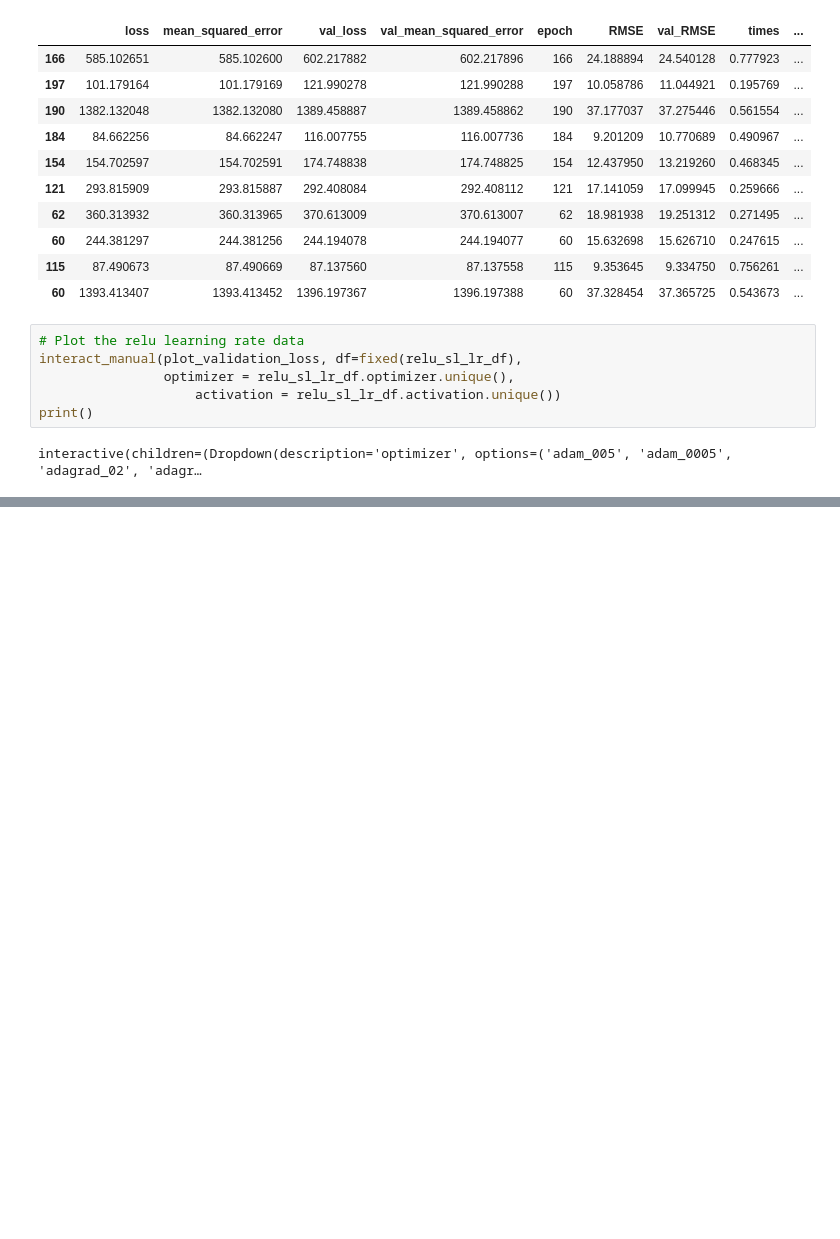
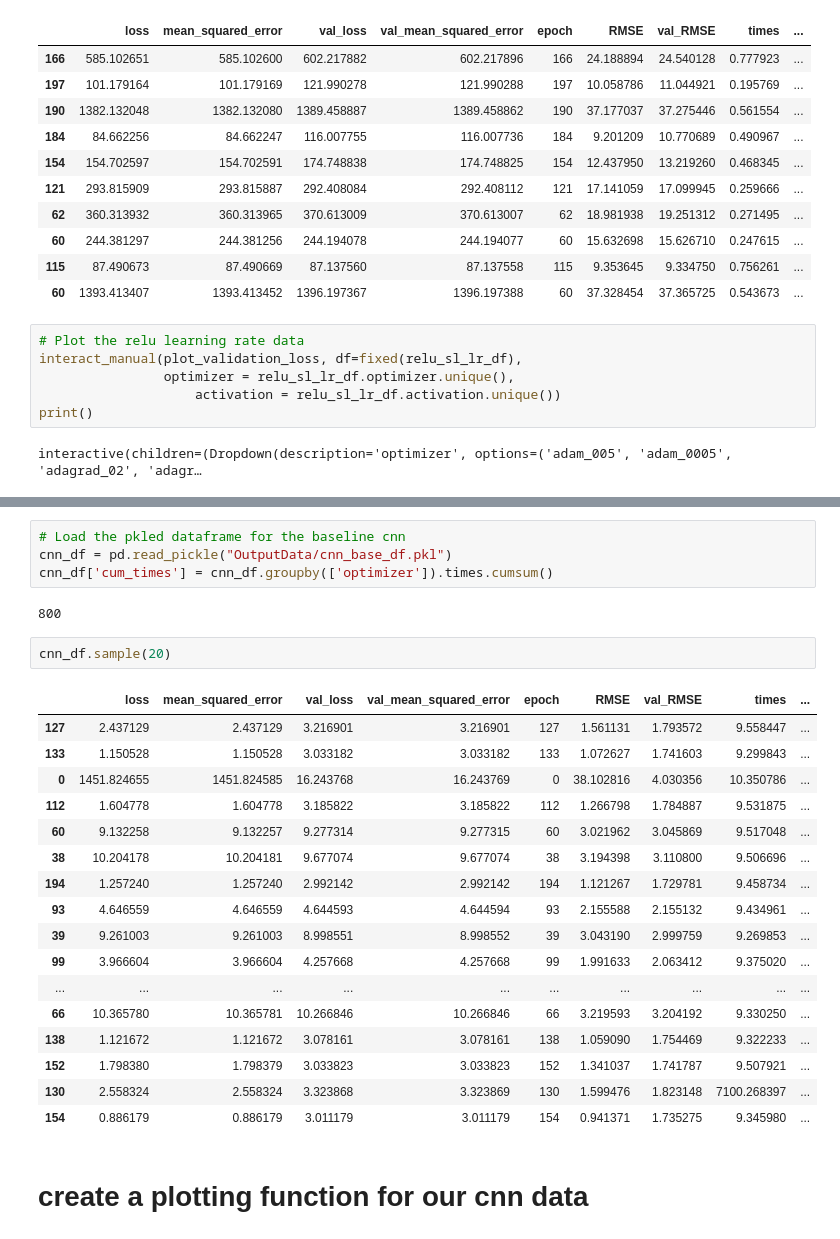
Before and after one commit to tomgoter/w207_finalproject, a Jupyter notebook: neural_net_analysis.ipynb, the cells around one changed output, grey strips where cells are left out. Cells and saved outputs as stored; diff of their text form; blank space fills up the shorter version.

```diff
--- a/neural_net_analysis.ipynb
+++ b/neural_net_analysis.ipynb
@@ -193,0 +212,28 @@ interactive(children=(Dropdown(description='optimizer', options=('adam', 'adagra
+# %%
+# Load the pkled dataframe for the baseline cnn
+cnn_df = pd.read_pickle("OutputData/cnn_base_df.pkl")
+cnn_df['cum_times'] = cnn_df.groupby(['optimizer']).times.cumsum()
+# %% [output]
+800
+# %%
+cnn_df.sample(20)
+# %% [output]
+|  | loss | mean_squared_error | val_loss | val_mean_squared_error | epoch | RMSE | val_RMSE | times | ... |
+| 127 | 2.437129 | 2.437129 | 3.216901 | 3.216901 | 127 | 1.561131 | 1.793572 | 9.558447 | ... |
+| 133 | 1.150528 | 1.150528 | 3.033182 | 3.033182 | 133 | 1.072627 | 1.741603 | 9.299843 | ... |
+| 0 | 1451.824655 | 1451.824585 | 16.243768 | 16.243769 | 0 | 38.102816 | 4.030356 | 10.350786 | ... |
+| 112 | 1.604778 | 1.604778 | 3.185822 | 3.185822 | 112 | 1.266798 | 1.784887 | 9.531875 | ... |
+| 60 | 9.132258 | 9.132257 | 9.277314 | 9.277315 | 60 | 3.021962 | 3.045869 | 9.517048 | ... |
+| 38 | 10.204178 | 10.204181 | 9.677074 | 9.677074 | 38 | 3.194398 | 3.110800 | 9.506696 | ... |
+| 194 | 1.257240 | 1.257240 | 2.992142 | 2.992142 | 194 | 1.121267 | 1.729781 | 9.458734 | ... |
+| 93 | 4.646559 | 4.646559 | 4.644593 | 4.644594 | 93 | 2.155588 | 2.155132 | 9.434961 | ... |
+| 39 | 9.261003 | 9.261003 | 8.998551 | 8.998552 | 39 | 3.043190 | 2.999759 | 9.269853 | ... |
+| 99 | 3.966604 | 3.966604 | 4.257668 | 4.257668 | 99 | 1.991633 | 2.063412 | 9.375020 | ... |
+| ... | ... | ... | ... | ... | ... | ... | ... | ... | ... |
+| 66 | 10.365780 | 10.365781 | 10.266846 | 10.266846 | 66 | 3.219593 | 3.204192 | 9.330250 | ... |
+| 138 | 1.121672 | 1.121672 | 3.078161 | 3.078161 | 138 | 1.059090 | 1.754469 | 9.322233 | ... |
+| 152 | 1.798380 | 1.798379 | 3.033823 | 3.033823 | 152 | 1.341037 | 1.741787 | 9.507921 | ... |
+| 130 | 2.558324 | 2.558324 | 3.323868 | 3.323869 | 130 | 1.599476 | 1.823148 | 7100.268397 | ... |
+| 154 | 0.886179 | 0.886179 | 3.011179 | 3.011179 | 154 | 0.941371 | 1.735275 | 9.345980 | ... |
+# %% [markdown]
+# create a plotting function for our cnn data
```
Also changed, not shown: parts of 23 cells of this notebook, 1 other file.
